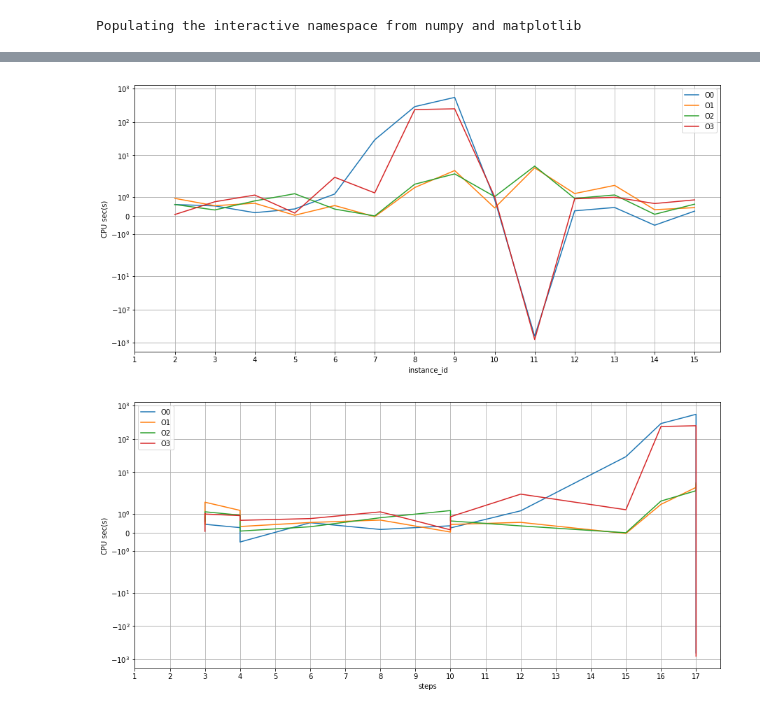
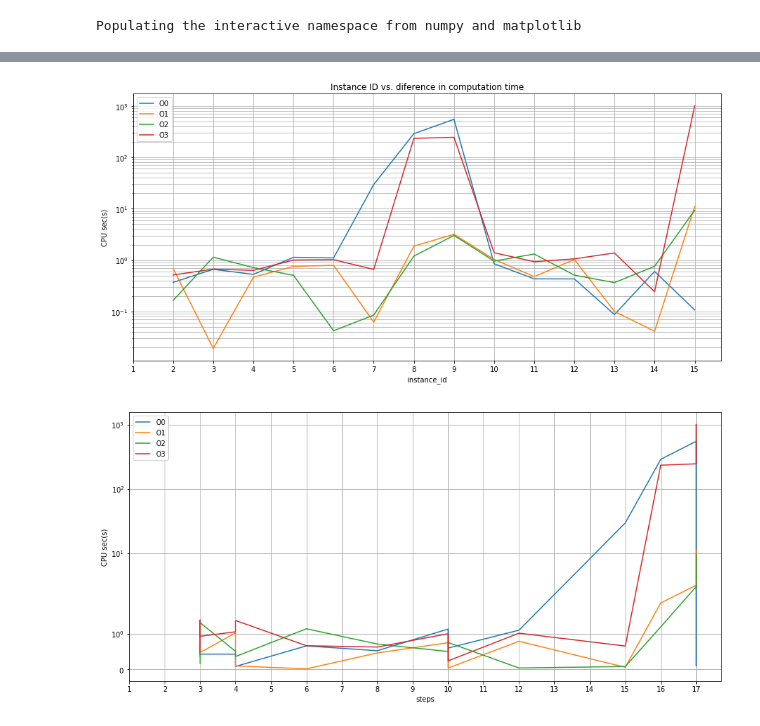
Before and after one commit to dvente/bombasticModel, a Jupyter notebook: Untitled.ipynb, the cells around one changed output, grey strips where cells are left out. Saved outputs shown, nothing was run; the diff lists cells and outputs as text; code cells hidden in the pictures.

Commit message:
new timing results, new plots and add some text to document

```diff
--- a/Untitled.ipynb
+++ b/Untitled.ipynb
@@ -64,0 +65,22 @@ data.groupby(['instance_id']).agg({'compTime':['min','max','mean','std']})
+# %%
+#Taken from https://stackoverflow.com/questions/15465645/plotting-results-of-pandas-groupby#15466103
+# plt.subplot(1, 2, 1)
+# for key, grp in stdDataClean.sort_values('solutionLength').groupby(['optLevel']):
+#     label = "O" + str(int(key))
+#     plt.plot(grp['solutionLength'],grp['compTime'], label = label)
+#     plt.xlabel('SolutionLength')
+#     plt.ylabel('CPU sec(s)')
+# plt.legend(loc='best')
+# plt.grid()
+
+# plt.subplot(1, 2, 2)
+for key, grp in data.sort_values(['instance_id','compTime']).where(data['foundSolution']).dropna().groupby(['optLevel']):
+    label = "O" + str(int(key))
+    plt.semilogy(grp['instance_id'],grp['compTime'], label = label)
+    plt.xlabel('instance_id')
+    plt.xticks(range(data['instance_id'].min(),data['instance_id'].max()+1))
+    plt.ylabel('CPU sec(s)')
+plt.legend(loc='best')
+
+plt.grid(True, which="both")
+plt.show()
@@ -74,10 +98,11 @@ data.groupby(['instance_id']).agg({'compTime':['min','max','mean','std']})
 # plt.grid()
 
 # plt.subplot(1, 2, 2)
-for key, grp in data.sort_values(['steps','compTime']).groupby(['optLevel']):
+for key, grp in data.sort_values(['steps','compTime']).where(data['foundSolution']).dropna().groupby(['optLevel']):
     label = "O" + str(int(key))
     plt.semilogy(grp['steps'],grp['compTime'], label = label)
-    plt.xlabel('steps')
+    plt.xlabel('instance_id')
+    plt.xticks(range(data['instance_id'].min(),data['instance_id'].max()+1))
     plt.ylabel('CPU sec(s)')
 plt.legend(loc='best')
 
@@ -100,7 +123,7 @@ plt.show()
 fig, ax = plt.subplots()
 for key, grp in data.sort_values(['steps','compTime']).groupby(['optLevel']):
     label = "O" + str(int(key))
-    ax.scatter(grp['steps'],grp['compTime'], label = label, linewidths=1)
+    ax.plot(grp['steps'],grp['compTime'], label = label, linewidths=1)
     plt.xlabel('steps')
     plt.xticks(range(data['steps'].min(),data['steps'].max()+1))
     ax.set_yscale('log')
@@ -140,27 +164,27 @@ diffCompTimes
 # %%
 fig, ax = plt.subplots()
 for key, grp in  data.sort_values(['instance_id','steps']).groupby('optLevel'):
     grpDiff = grp.diff(1)
-    grpDiff = grpDiff.where(grpDiff['instance_id']==0).dropna()
+    grpDiff = grpDiff.where(grpDiff['instance_id']==0).dropna().apply(abs)
     grpDiff['instance_id'] = Series([np.nan for i in range(len(grpDiff))])
     grpDiff['instance_id'].fillna(grp['instance_id'],inplace=True)
     label = "O" + str(int(key))
     ax.semilogy(grpDiff['instance_id'],grpDiff['compTime'], label = label)
     plt.xlabel('instance_id')
     plt.xticks(range(data['instance_id'].min(),data['instance_id'].max()+1))
-    ax.set_yscale('symlog')
     plt.ylabel('CPU sec(s)')
     plt.legend(loc='best')
+    plt.title('Instance ID vs. diference in computation time')
 
 ax.grid(True, which="both")
 plt.show()
 # %% [output]
-[figure, old version]
+[figure, new version]
 # %%
 fig, ax = plt.subplots()
 for key, grp in  data.sort_values(['instance_id','steps']).groupby('optLevel'):
     grpDiff = grp.diff(1)
-    grpDiff = grpDiff.where(grpDiff['instance_id']==0).dropna()
+    grpDiff = grpDiff.where(grpDiff['instance_id']==0).dropna().apply(abs)
     grpDiff['steps'] = Series([np.nan for i in range(len(grpDiff))])
     grpDiff['steps'].fillna(grp['steps'],inplace=True)
     label = "O" + str(int(key))
@@ -175,4 +199,4 @@ for key, grp in  data.sort_values(['instance_id','steps']).groupby('optLevel'):
 ax.grid(True, which="both")
 plt.show()
 # %% [output]
-[figure, old version]
+[figure, new version]
```
Also changed, not shown: parts of 8 cells of this notebook, 55 other files.
